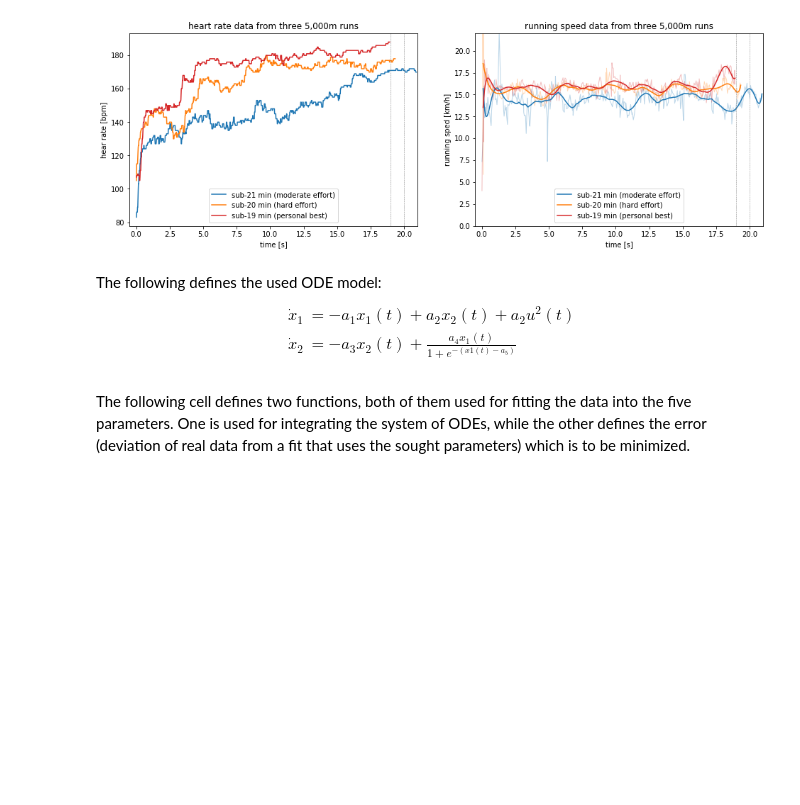
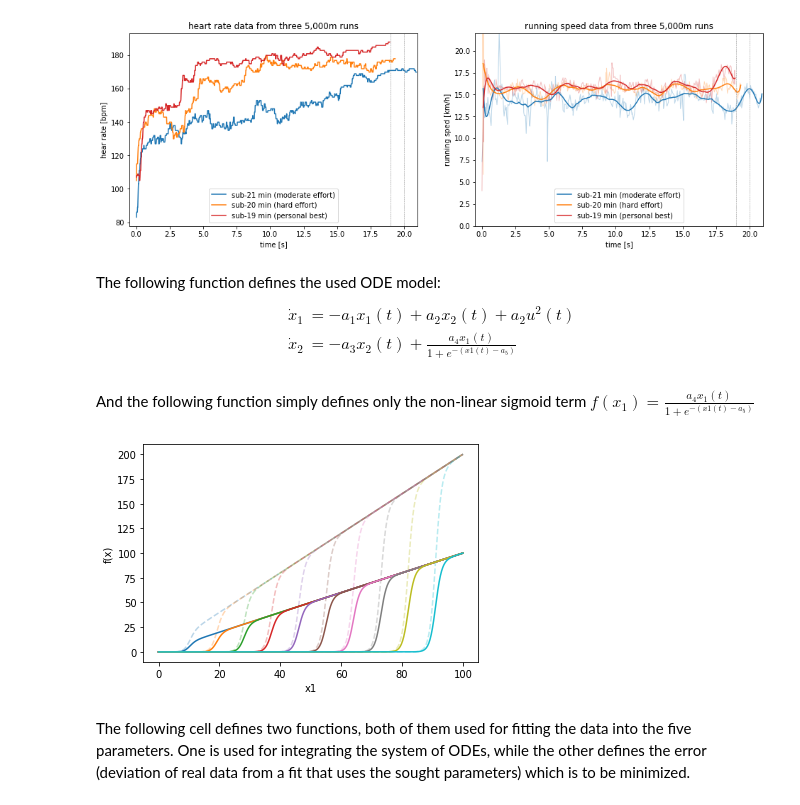
Before and after one commit to sebastiankalos/math_modeling, a Jupyter notebook: HR_analysis.ipynb, the cells around one changed output. Cells and saved outputs as stored; diff of their text form; code cells hidden in the pictures; blank space fills up the shorter version.

Commit message:
added sigmoid

```diff
--- a/HR_analysis.ipynb
+++ b/HR_analysis.ipynb
@@ -102,7 +102,7 @@ plt.savefig('heart-rate_speed_data.png', dpi=300)
 # %% [output]
 [figure]
 # %% [markdown]
-The following defines the used ODE model:
+The following function defines the used ODE model:
 $$
 \begin{split}
     \dot{x}_1 &= -a_1 x_1(t) + a_2 x_2(t) + a_2 u^2(t) \\
@@ -116,6 +116,29 @@ def ode_model(X,t,speed,a1,a2,a3,a4,a5):
     phi = a4*x1/(1+np.exp(-(x1-a5)))
     x2_dot = -a3*x2 + phi
     return [x1_dot,x2_dot]
+# %% [markdown]
+And the following function simply defines only the non-linear sigmoid term $f(x_1) = \frac{a_4 x_1(t)}{1+e^{-(x1(t)-a_5)}}$
+# %%
+def sigmoid(x1,a4,x5):
+    return (a4*x1/(1+np.exp(-(x1-a5))))
+# %%
+x1_test = np.linspace(0,100,500)
+a4_test = 2
+
+for a5 in range(10,100,9):
+    y = sigmoid(x1_test,a4_test,a5)
+    plt.plot(x1_test,y,alpha=0.3,linestyle="--")
+
+a4_test = 1
+for a5 in range(10,100,9):
+    y = sigmoid(x1_test,a4_test,a5)
+    plt.plot(x1_test,y)
+plt.xlabel("x1")
+plt.ylabel("f(x)")
+
+plt.savefig('sigmoid.png', dpi=300)
+# %% [output]
+[figure, added]
 # %% [markdown]
 The following cell defines two functions, both of them used for fitting the data into the five parameters. One is used for integrating the system of ODEs, while the other defines the error (deviation of real data from a fit that uses the sought parameters) which is to be minimized.
 # %%
```
Also changed, not shown: parts of 3 cells of this notebook, 1 other file.
